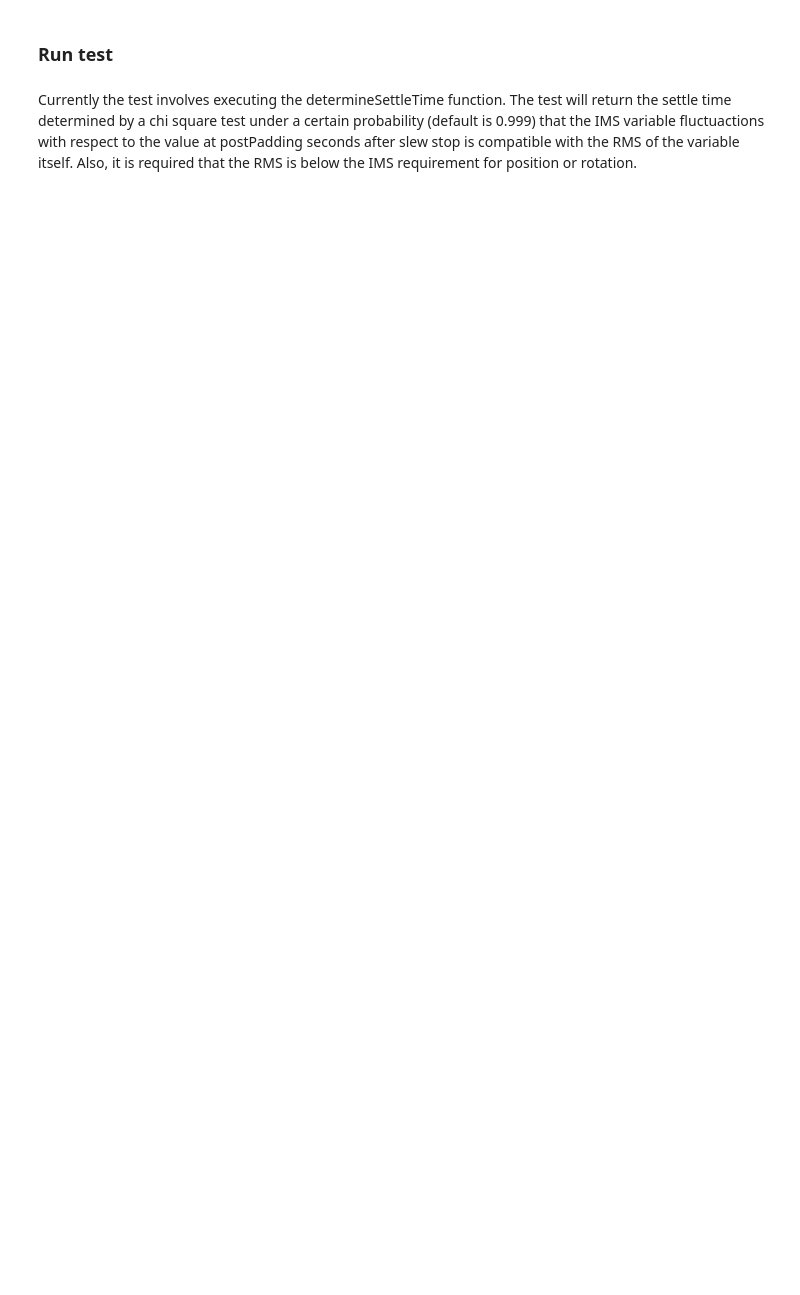
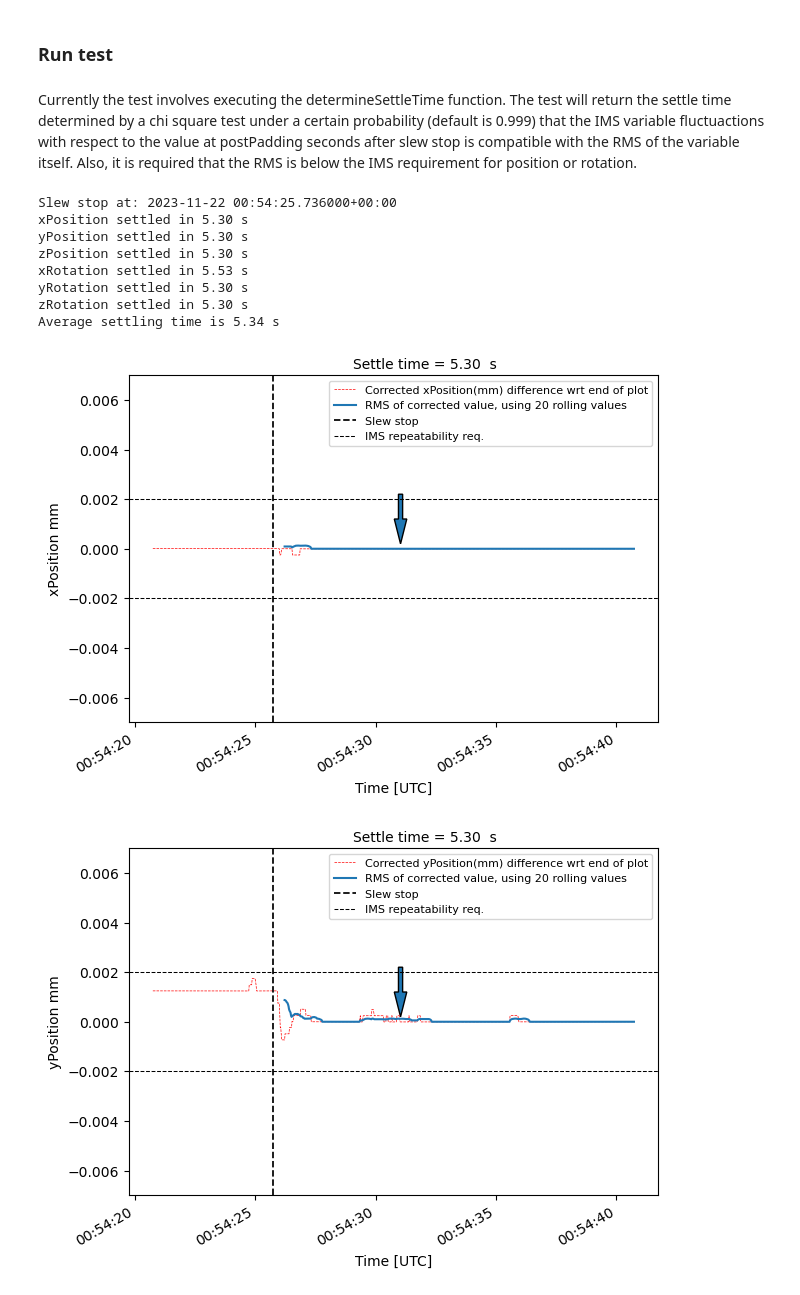
Before and after one commit to lsst-sitcom/notebooks_vandv, a Jupyter notebook: notebooks/tel_and_site/subsys_req_ver/m1m3/SITCOM-1116_settling_time_nacho.ipynb, the cells around one changed output. Drawn from its saved outputs; the diff is of its cells as text; code cells hidden in the pictures; blank space fills up the shorter version.

Commit message:
A lot of extra comments. Alternative conditions for settling time (small RMS and bias). Added cells to look for events in a given block.

```diff
--- a/notebooks/tel_and_site/subsys_req_ver/m1m3/SITCOM-1116_settling_time_nacho.ipynb
+++ b/notebooks/tel_and_site/subsys_req_ver/m1m3/SITCOM-1116_settling_time_nacho.ipynb
@@ -326,28 +347,48 @@ Currently the test involves executing the determineSettleTime function. The test
 # %%
 np.set_printoptions(threshold=sys.maxsize)
 pd.set_option("display.max_rows", None)
 settle_intervals = np.empty(6)
 c = 0
+i_slew = 65  # GOOD: 65 INTERESTING: 66, 67 STRANGE:
+t1 = Time(slews[i_slew].end, format="isot", scale="utc")
+t1 = pd.to_datetime(t1.value, utc=True)
+print("Slew stop at:", t1)
+df_ims = getEfdData(
+    client, "lsst.sal.MTM1M3.imsData", event=slews[i_slew], postPadding=postPadding
+)
+df_ims = df_ims[all_columns]
+df_ims[pos_columns] = df_ims[pos_columns] * 1e3
 for col in all_columns:
     if col in pos_columns:
         req = req_rms_position
     else:
         req = req_rms_rotation
     settle_interval = computeSettleTime(
         df_ims=df_ims,
         referenceTime=t1,
         lo_delta_t=5,
         hi_delta_t=postPadding,
         imsColumn=col,
         rmsReq=req,
         req_delta_t=req_delta_t,
         chi2prob=0.999,
     )
     if settle_interval >= 0:
         print(f"{col} settled in {settle_interval:.2f} s")
     else:
         print(f"{col} not settled in {postPadding} s")
     settle_intervals[c] = settle_interval
     c = c + 1
 avg = np.mean(settle_intervals[settle_intervals >= 0])
 print(f"Average settling time is {avg:.2f} s")
+# %% [output]
+Slew stop at: 2023-11-22 00:54:25.736000+00:00
+xPosition settled in 5.30 s
+yPosition settled in 5.30 s
+zPosition settled in 5.30 s
+xRotation settled in 5.53 s
+yRotation settled in 5.30 s
+zRotation settled in 5.30 s
+Average settling time is 5.34 s
+[figure, added]
+[figure, added]
```
Also changed, not shown: parts of 12 cells of this notebook.
